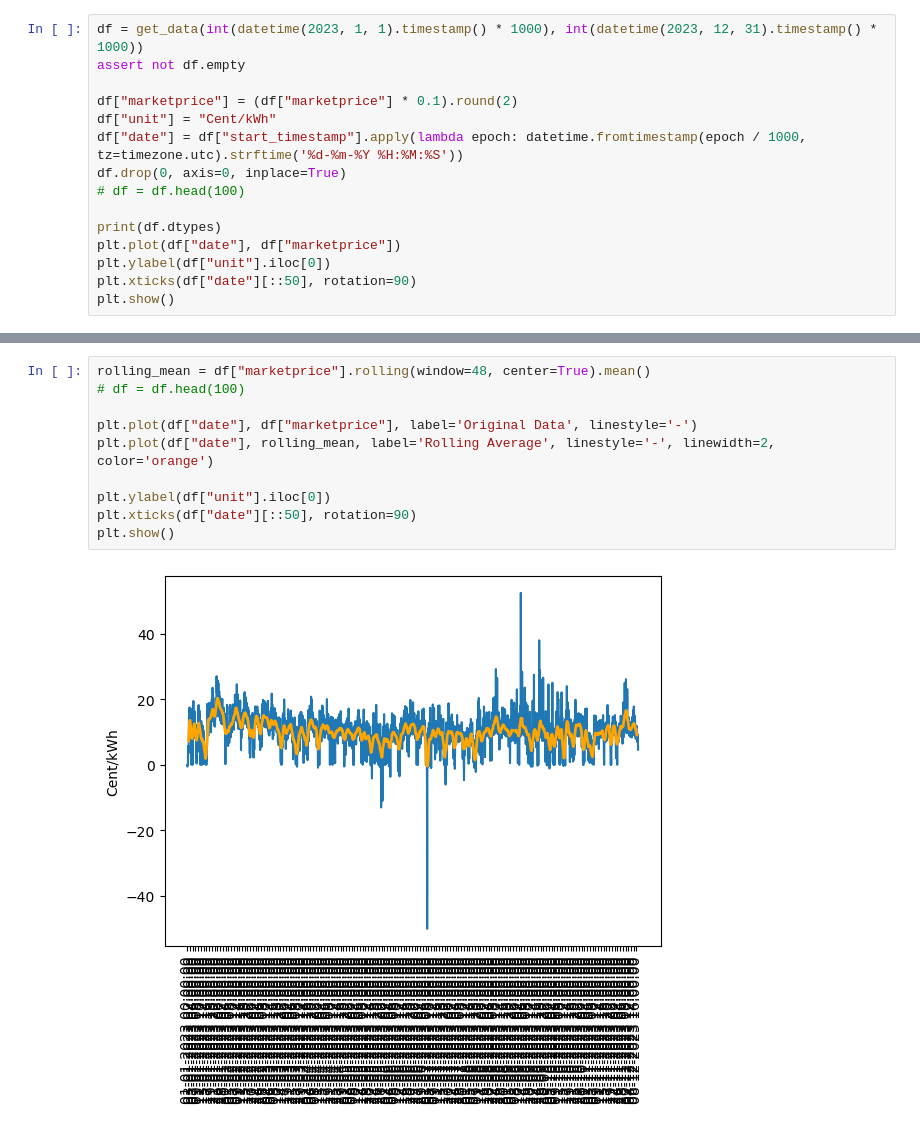
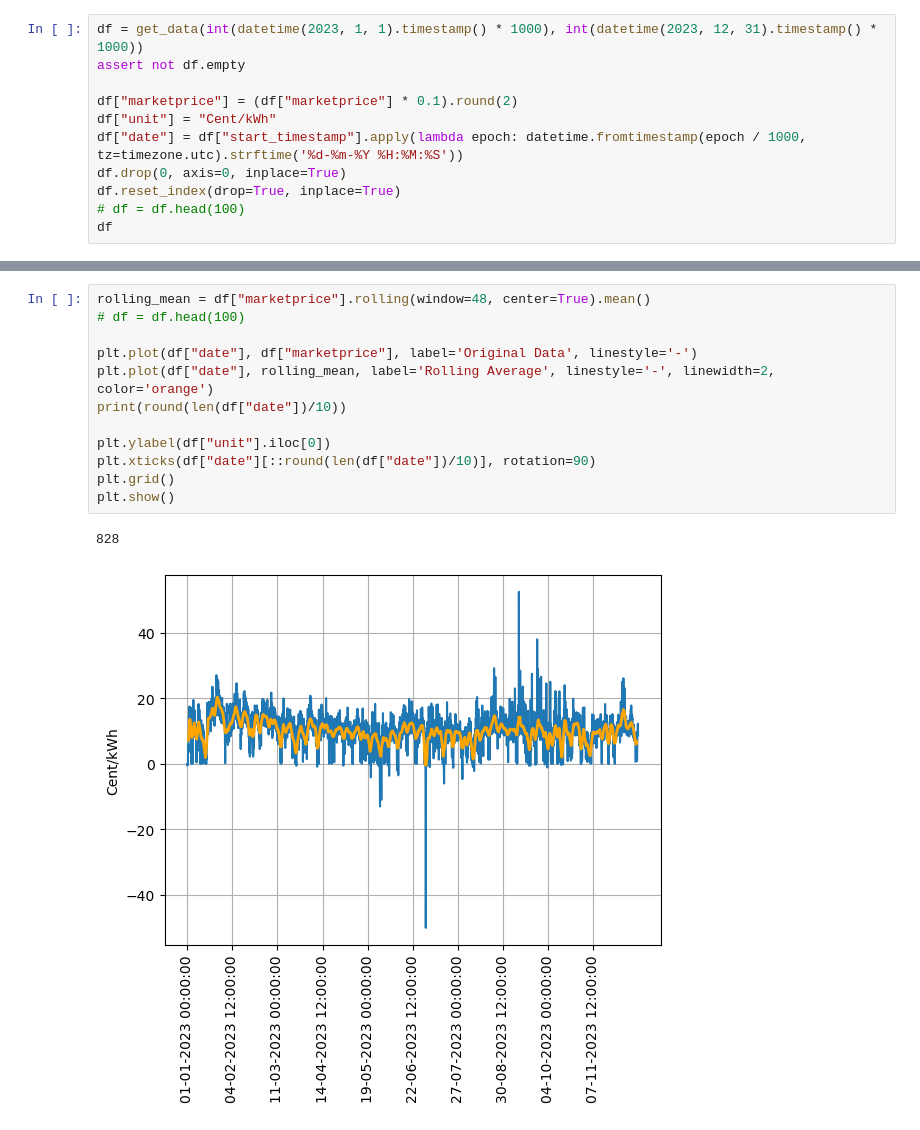
Before and after one commit to rumexcrisp/aim_bi_project, a Jupyter notebook: api_check.ipynb, the cells around one changed output, grey strips where cells are left out. Cells and saved outputs as stored; diff of their text form.

```diff
--- a/api_check.ipynb
+++ b/api_check.ipynb
@@ -42,11 +44,7 @@ df["marketprice"] = (df["marketprice"] * 0.1).round(2)
 df["unit"] = "Cent/kWh"
 df["date"] = df["start_timestamp"].apply(lambda epoch: datetime.fromtimestamp(epoch / 1000, tz=timezone.utc).strftime('%d-%m-%Y %H:%M:%S'))
 df.drop(0, axis=0, inplace=True)
+df.reset_index(drop=True, inplace=True)
 # df = df.head(100)
-
-print(df.dtypes)
-plt.plot(df["date"], df["marketprice"])
-plt.ylabel(df["unit"].iloc[0])
-plt.xticks(df["date"][::50], rotation=90)
-plt.show()
+df
 # %% [output]
@@ -61,15 +81,18 @@ dtype: object
 # %%
 rolling_mean = df["marketprice"].rolling(window=48, center=True).mean()
 # df = df.head(100)
 
 plt.plot(df["date"], df["marketprice"], label='Original Data', linestyle='-')
 plt.plot(df["date"], rolling_mean, label='Rolling Average', linestyle='-', linewidth=2, color='orange')
+print(round(len(df["date"])/10))
 
 plt.ylabel(df["unit"].iloc[0])
-plt.xticks(df["date"][::50], rotation=90)
+plt.xticks(df["date"][::round(len(df["date"])/10)], rotation=90)
+plt.grid()
 plt.show()
 # %% [output]
+828
-[figure, old version]
+[figure, new version]
 # %%
 print(df.shape)
 
```
Also changed, not shown: parts of 8 cells of this notebook.
